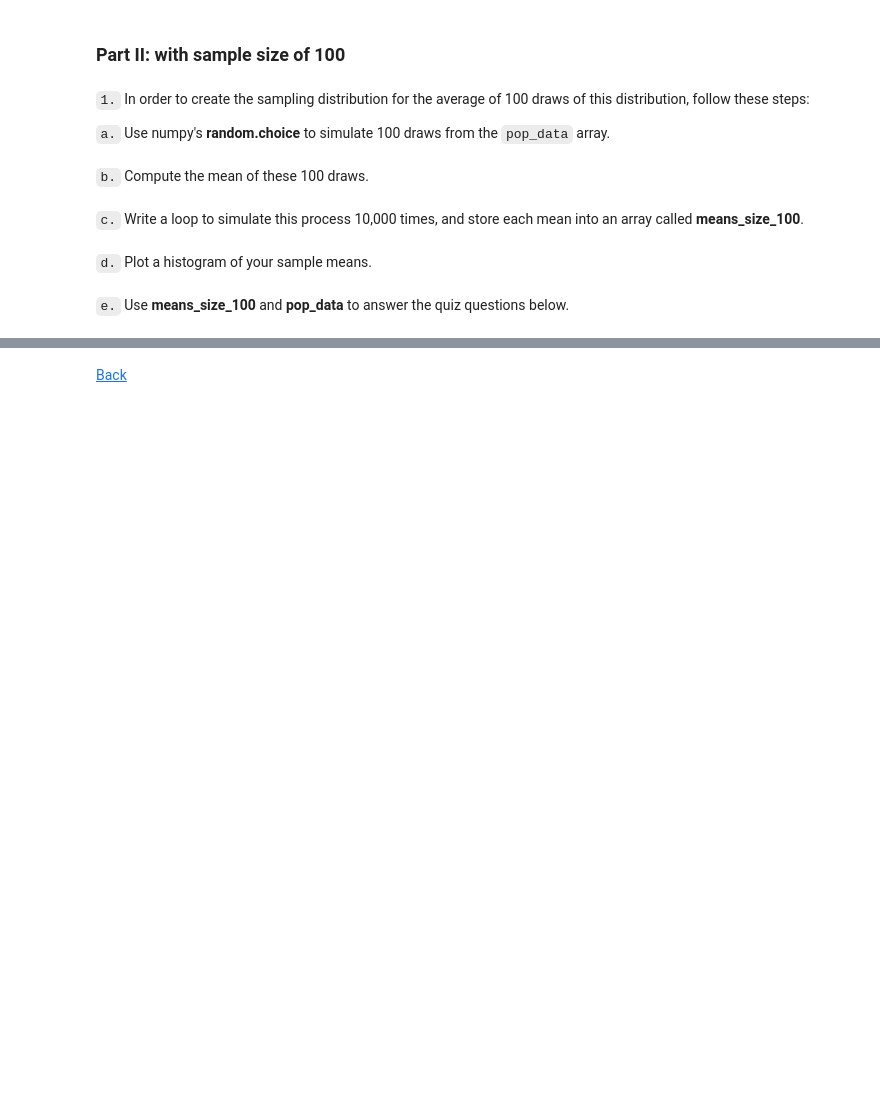
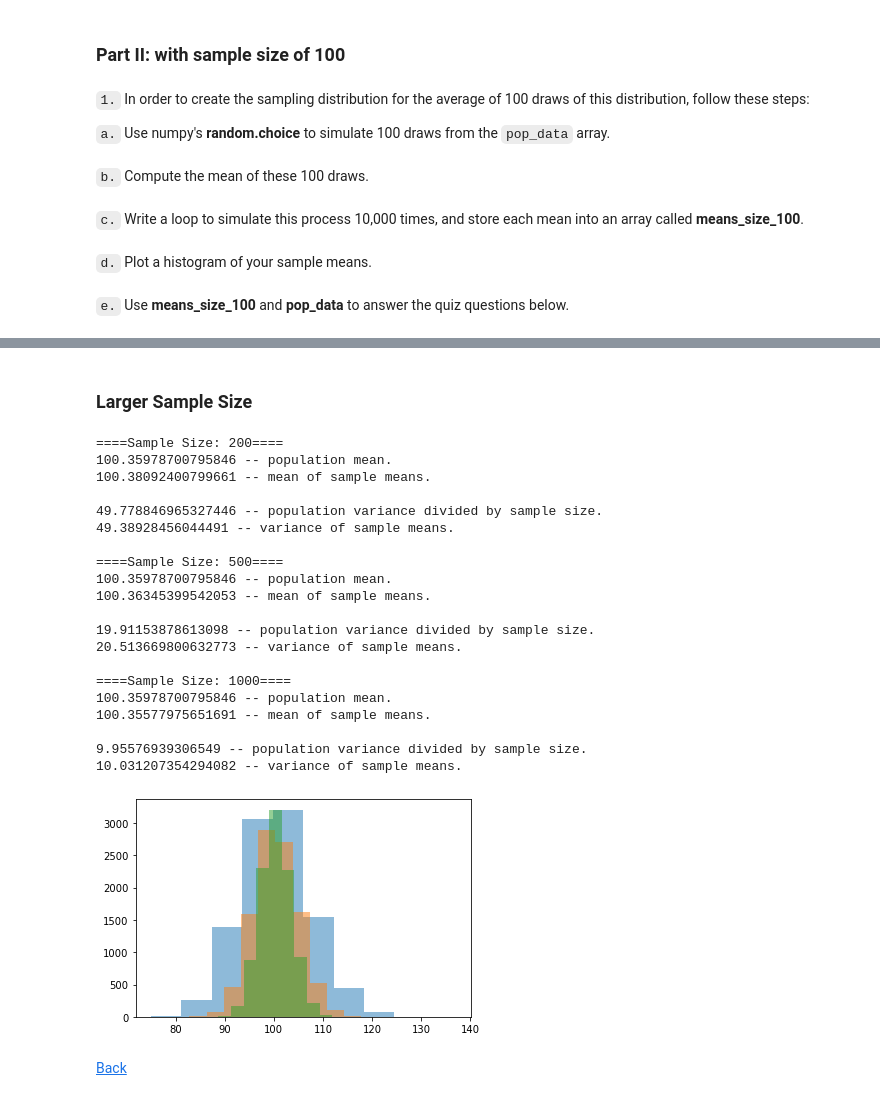
Before and after one commit to Alex-YuZ/Statistics-using-python, a Jupyter notebook: Inferential_Statistics.ipynb, the cells around one changed output, grey strips where cells are left out. Drawn from its saved outputs; the diff is of its cells as text; code cells hidden in the pictures; blank space fills up the shorter version.

```diff
--- a/Inferential_Statistics.ipynb
+++ b/Inferential_Statistics.ipynb
@@ -286,3 +284,30 @@ vars_varss
+# %% [markdown]
+### Larger Sample Size
+# %%
+for size in [200, 500, 1000]:
+    sample_distribution(size, pop_data)
+# %% [output]
+====Sample Size: 200====
+100.35978700795846 -- population mean.
+100.38092400799661 -- mean of sample means.
+
+49.778846965327446 -- population variance divided by sample size.
+49.38928456044491 -- variance of sample means.
+
+====Sample Size: 500====
+100.35978700795846 -- population mean.
+100.36345399542053 -- mean of sample means.
+
+19.91153878613098 -- population variance divided by sample size.
+20.513669800632773 -- variance of sample means.
+
+====Sample Size: 1000====
+100.35978700795846 -- population mean.
+100.35577975651691 -- mean of sample means.
+
+9.95576939306549 -- population variance divided by sample size.
+10.031207354294082 -- variance of sample means.
+[figure, added]
 # %% [markdown]
 [Back](#contents)
 # %% [markdown]
```
Also changed, not shown: parts of 22 cells of this notebook.
